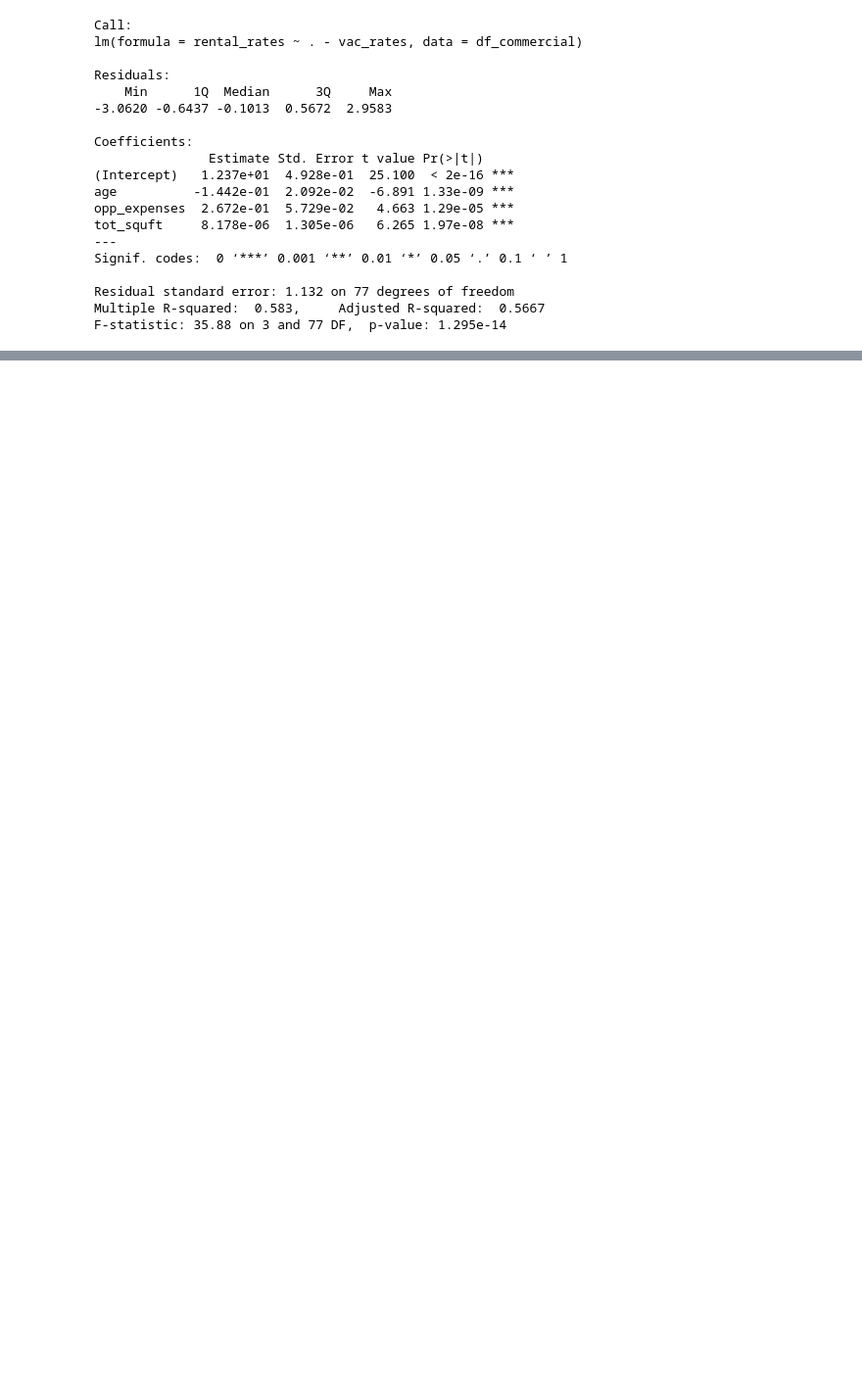
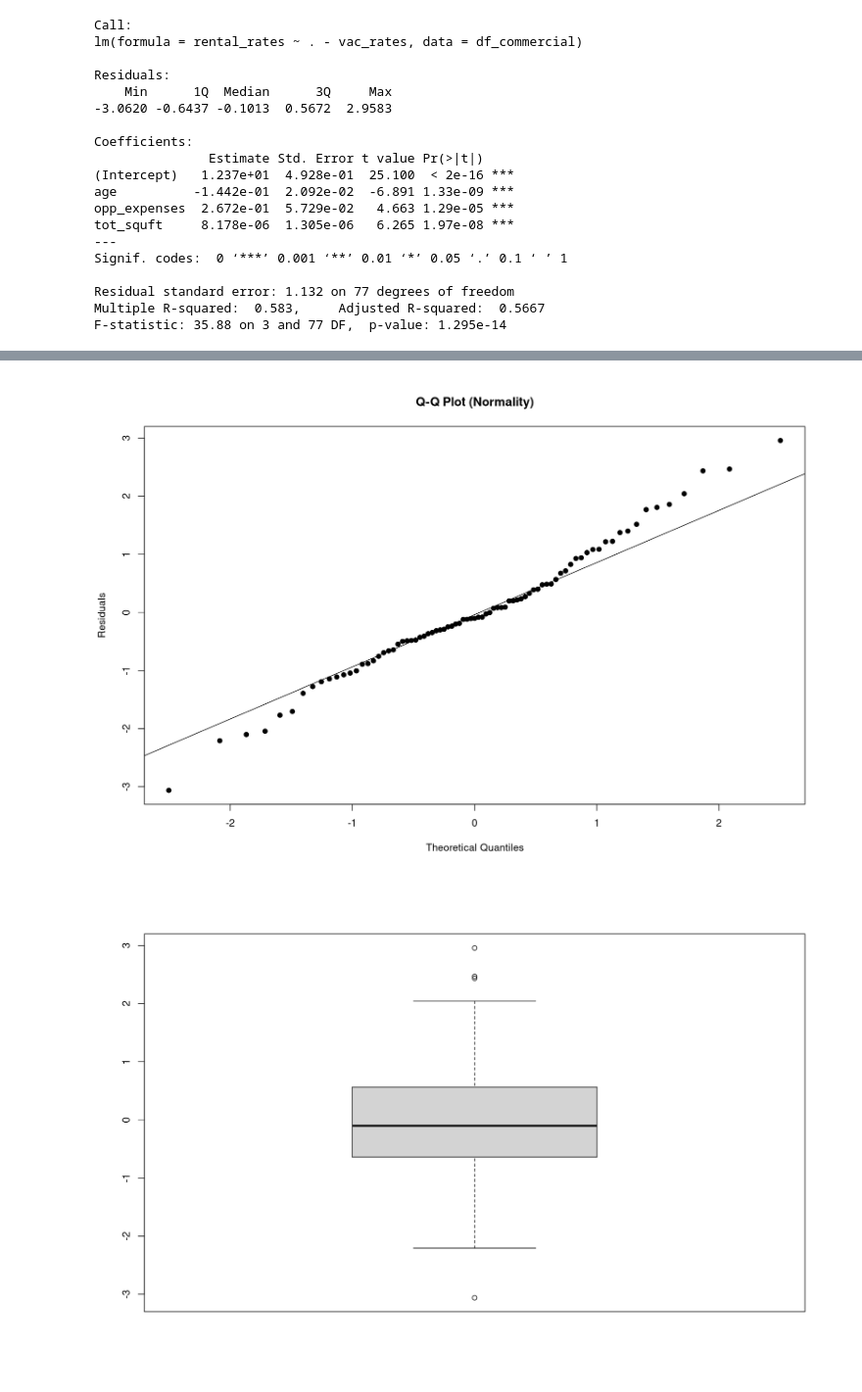
Before and after one commit to hkopanski/ST_503, a Jupyter notebook: HW#3.ipynb, the cells around one changed output, grey strips where cells are left out. Shown at 98% size. Cells and saved outputs as stored; diff of their text form; code cells hidden in the pictures; blank space fills up the shorter version.

```diff
--- a/HW#3.ipynb
+++ b/HW#3.ipynb
@@ -753,0 +834,12 @@ F-statistic: 35.88 on 3 and 77 DF,  p-value: 1.295e-14
+# %%
+#e b
+
+qqnorm(comm_model2$residuals, ylab = "Residuals", main = "Q-Q Plot (Normality)", pch = 19)
+qqline(comm_model2$residuals)
+
+boxplot(comm_model2$residuals)
+
+hist(comm_model2$residuals)
+# %% [output]
+[figure, added]
+[figure, added]
```
Also changed, not shown: parts of 23 cells of this notebook.
